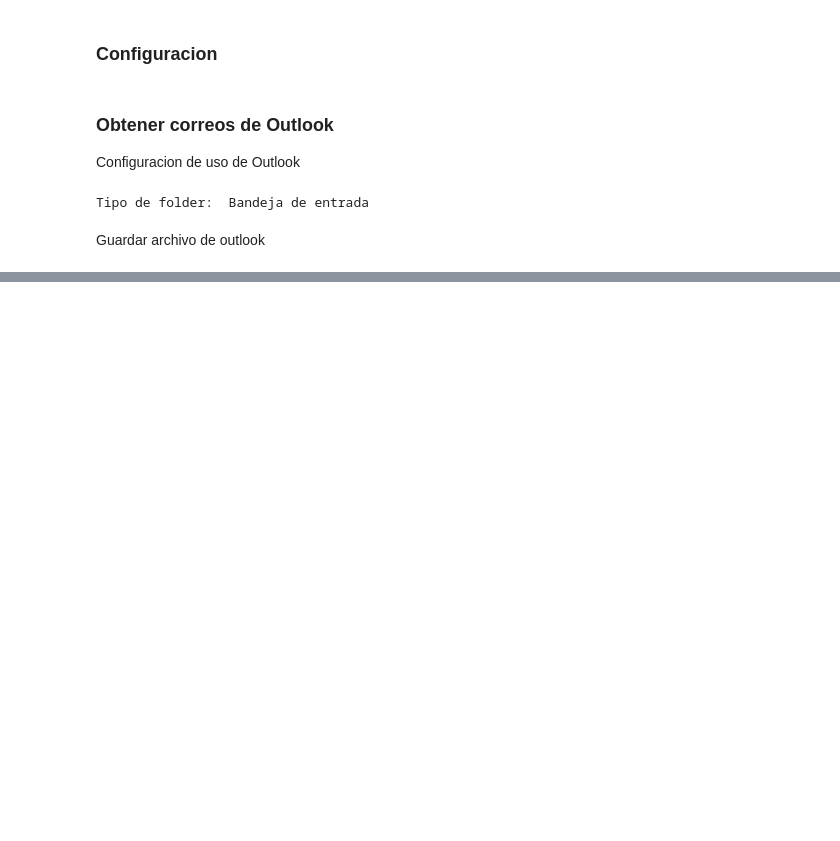
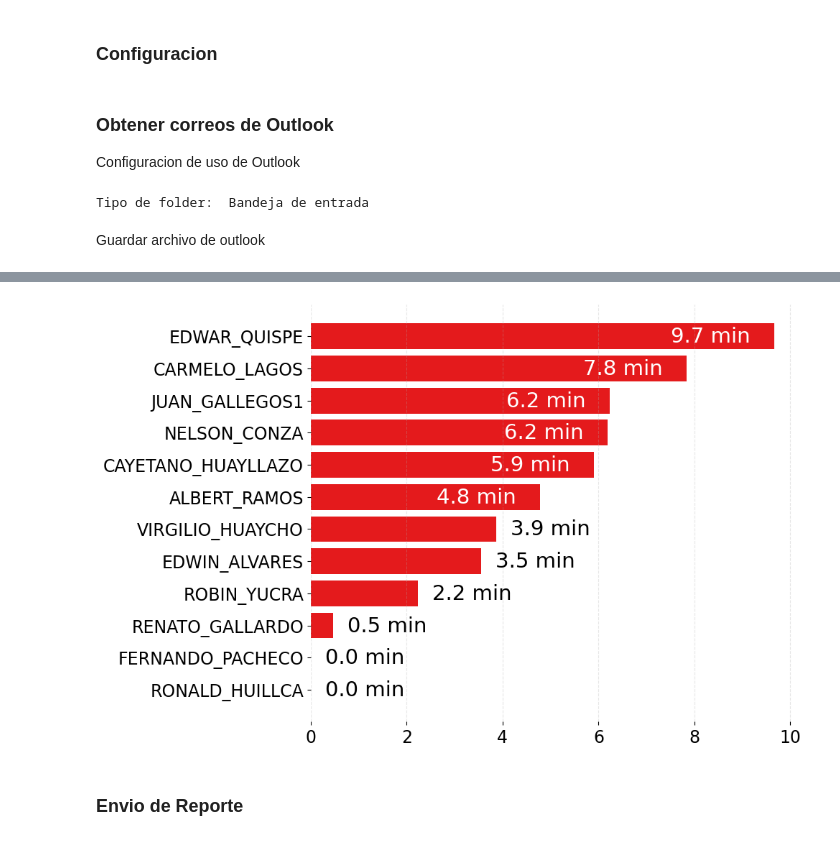
Before and after one commit to GerardoPortocarrero/automatizacion_reporte_ralenti_wssp, a Jupyter notebook: main.ipynb, the cells around one changed output, grey strips where cells are left out. Cells and saved outputs as stored; diff of their text form; code cells hidden in the pictures; blank space fills up the shorter version.

Commit message:
17/06/2025 - automatizacion lista (refinar interfaz e UX)

```diff
--- a/main.ipynb
+++ b/main.ipynb
@@ -91,22 +97,29 @@ months = {
 conductores_ralenti = {
     "name": "Conductores ralenti",
     "mail_subject": "Reporte programado en la base de datos lindley_peru: ACL T2 - Resumen Operativo de Flota (Por Conductor) - AYA",   # Nombre del asunto de correo
-    "local_file_name": "",                                                                                                              # Nombre del archivo local
-    "local_file_address": "",                                                                                                           # Direccion del archivo local
     "mail_file_address": "",                                                                                                            # Direccion del archivo del correo
     "mail_sheet_name": "Summary",
     "mail_received_time": "",
-    "date": "Fecha",
-    "transportista": "Código de Transportista",
+    "relevant_columns": [
+        'LOCACION',
+        'CONDUCTOR',
+        'RECORRIDO.',
+        'TIEMPO RALENTI.',
+    ],
+    "reports": [ # sobre 'TIEMPO RALENTI.'
+        'CONDUCTOR',
+    ]
 }
 
 # Listas
-locaciones = ['06 AYA EL PEDREGAL', '38 AYA ATICO', '40 AYA CHALA', '88 AYA CAMANA']
+locaciones = ['PEDREGAL', 'CHALA', 'CAMANA']
+PEDREGAL = 'PEDREGAL'
+CAMANA = 'CAMANA'
+CHALA = 'CHALA'
 
 # Constantes
 root_address = r'C:\Informacion\rechazos'
-project_address = r"C:\Informacion\rechazos\Analisis\automatizacion_reporte_ralenti_wssp"
-output_file_name = "output_file.csv"
+project_address = r"C:\Informacion\ralenti\Automatizacion\automatizacion_reporte_ralenti_wssp"
 # %% [markdown]
 ### Obtener correos de Outlook
 
@@ -167,0 +183,10 @@ DATOS: {'Conductores ralenti': {'file_address': 'C:\\Informacion\\rechazos\\Anal
+# %%
+importlib.reload(fm)
+
+df = fm.file_processing(
+        df,
+        conductores_ralenti,
+        PEDREGAL
+    )
+
+print(df.info(), end='\n\n')
@@ -167,0 +217,8 @@ DATOS: {'Conductores ralenti': {'file_address': 'C:\\Informacion\\rechazos\\Anal
+# %%
+importlib.reload(gs)
+
+gs.main(project_address, df, conductores_ralenti)
+# %% [output]
+[figure, added]
+# %% [markdown]
+### Envio de Reporte
```
Also changed, not shown: parts of 9 cells of this notebook, 6 other files.
